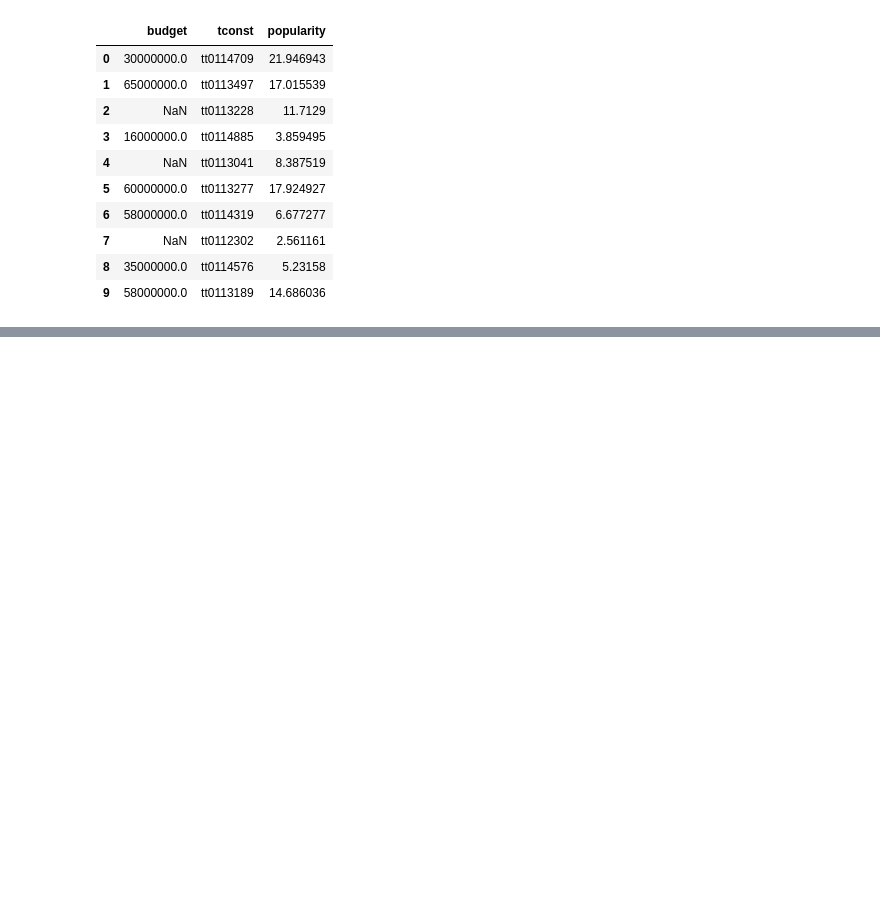
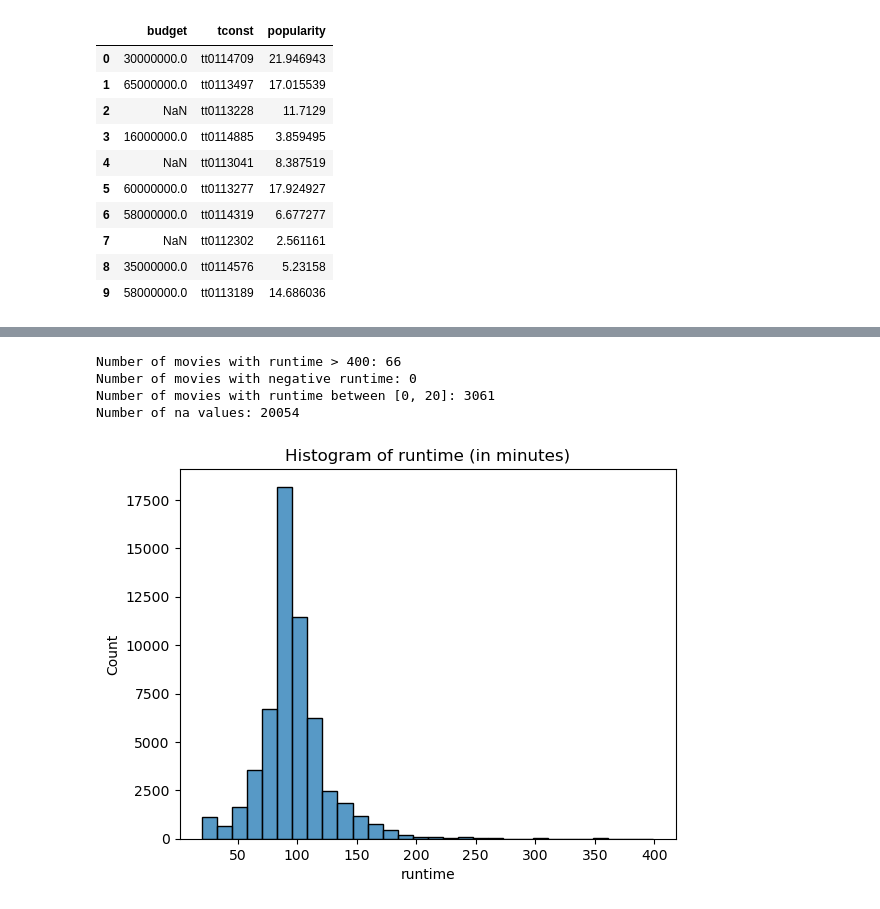
Before and after one commit to epfl-ada/ada-2023-project-lovelace, a Jupyter notebook: Code/clean.ipynb, the cells around one changed output, grey strips where cells are left out. Drawn from its saved outputs; the diff is of its cells as text; code cells hidden in the pictures; blank space fills up the shorter version.

Commit message:
Small analysis of runtime and genres
Problem with genres (but maybe coming from me)
Problem with merge of budget (not working for me)

```diff
--- a/Code/clean.ipynb
+++ b/Code/clean.ipynb
@@ -198,7 +208,7 @@ budget["budget"] = pd.to_numeric(budget["budget"], errors="coerce")
 # %%
 # remove tconst nan entries to avoid issues when merging
 print(budget.tconst.isnull().sum())
-budget.dropna(subset='tconst', inplace=True)
+budget.dropna(subset=['tconst'], inplace=True)
 print(budget.shape)
 # %% [output]
 17
@@ -262,0 +258,27 @@ movies_imdb.head(100)
+# %%
+num_movies_gt_400 = len(movies_imdb[movies_imdb['runtime'] > 400])
+num_movies_neg_runtime = len(movies_imdb[movies_imdb['runtime'] < 0])
+num_movies_0_20_runtime = len(movies_imdb[(movies_imdb['runtime'] >= 0) & (movies_imdb['runtime'] <= 20)])
+
+print(f"Number of movies with runtime > 400: {num_movies_gt_400}")
+print(f"Number of movies with negative runtime: {num_movies_neg_runtime}")
+print(f"Number of movies with runtime between [0, 20]: {num_movies_0_20_runtime}")
+
+print(f"Number of na values: {movies_imdb['runtime'].isna().sum()}")
+
+# Drop movies with runtime > 400, negative runtime and runtime between [0, 20]
+# (should we drop them or just set them to nan?)
+movies_imdb = movies_imdb.drop(movies_imdb[movies_imdb['runtime'] > 400].index)
+movies_imdb = movies_imdb.drop(movies_imdb[movies_imdb['runtime'] < 0].index)
+movies_imdb = movies_imdb.drop(movies_imdb[(movies_imdb['runtime'] >= 0) & (movies_imdb['runtime'] <= 20)].index)
+
+# Histogram of runtime
+sns.histplot(data=movies_imdb, x="runtime", bins=30)
+plt.title("Histogram of runtime (in minutes)")
+plt.show()
+# %% [output]
+Number of movies with runtime > 400: 66
+Number of movies with negative runtime: 0
+Number of movies with runtime between [0, 20]: 3061
+Number of na values: 20054
+[figure, added]
```
Also changed, not shown: parts of 12 cells of this notebook.
